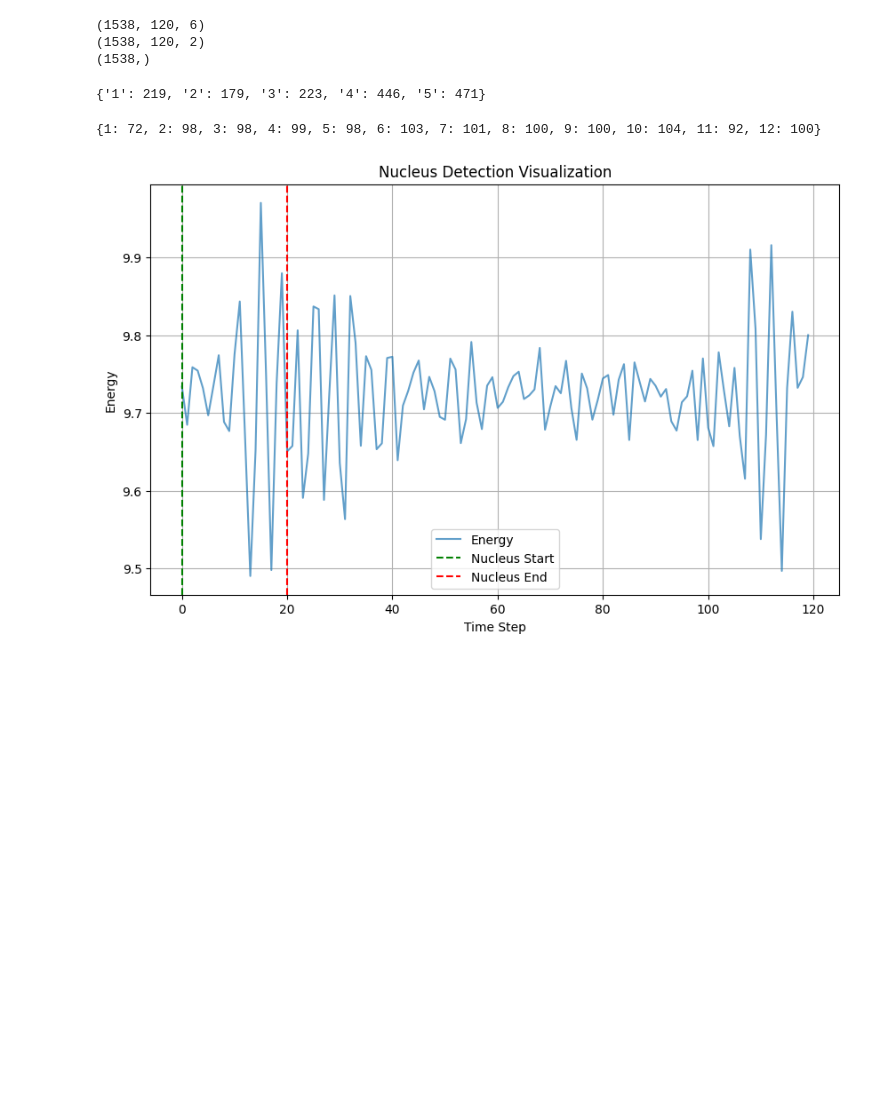
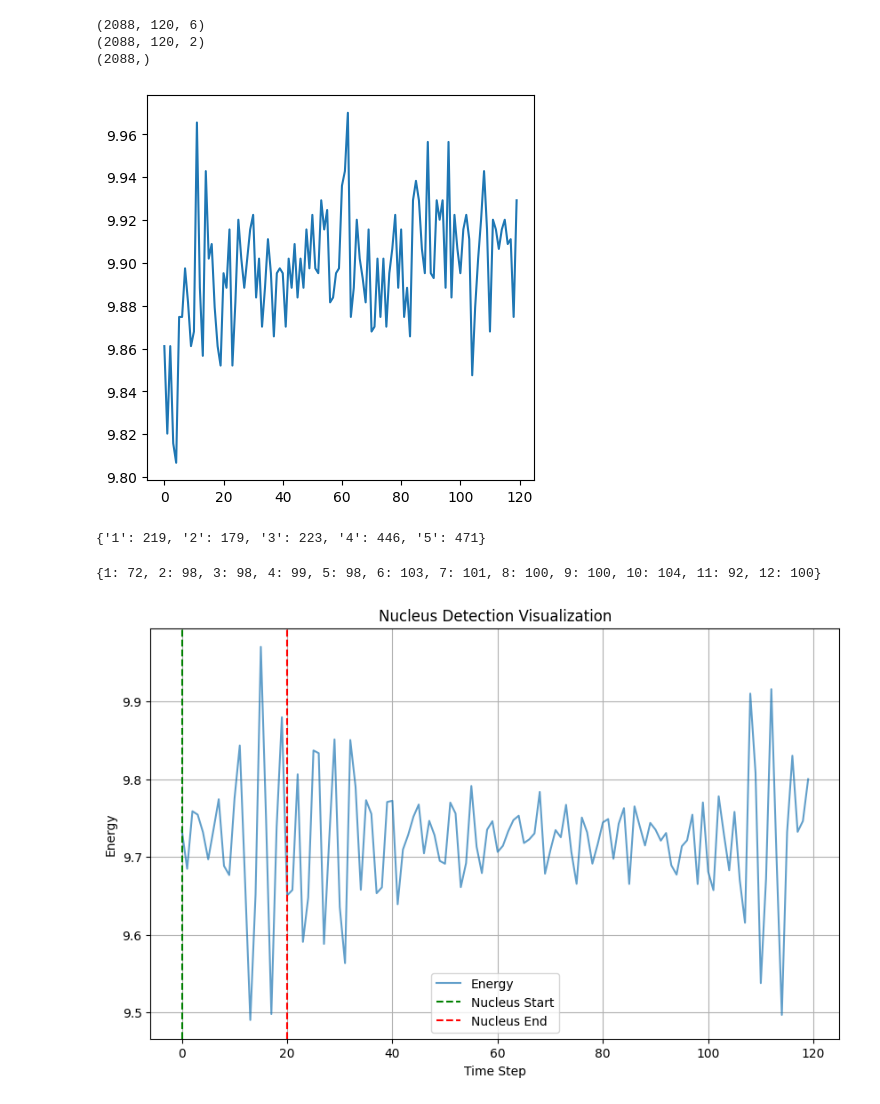
Before and after one commit to prerna-khanna/gesture-foundational-model, a Jupyter notebook: scratch_nb.ipynb, the cells around one changed output. Drawn from its saved outputs; the diff is of its cells as text; code cells hidden in the pictures; blank space fills up the shorter version.

```diff
--- a/scratch_nb.ipynb
+++ b/scratch_nb.ipynb
@@ -20,16 +20,24 @@ import torch
 from scipy.spatial.distance import pdist, squareform
 %matplotlib inline
 # %%
-data = np.load(r'dataset/smart_watch/data_20_120.npy')
+data = np.load(r'dataset/uci/data_20_120.npy')
 print(data.shape)
-labels = np.load(r'dataset/smart_watch/label_20_120.npy')
+labels = np.load(r'dataset/uci/label_20_120.npy')
 print(labels.shape)
 label = labels[:,0,0]
 print(label.shape)
 # %% [output]
-(1538, 120, 6)
-(1538, 120, 2)
-(1538,)
+(2088, 120, 6)
+(2088, 120, 2)
+(2088,)
+# %%
+# plot the data
+fig = plt.figure(figsize=(5, 5))
+d = data[5,:,0]
+plt.plot(d)
+plt.show()
+# %% [output]
+[figure, added]
 # %%
 #print unique label counts
 unique, counts = np.unique(label, return_counts=True)
```
Also changed, not shown: 43 other files.
